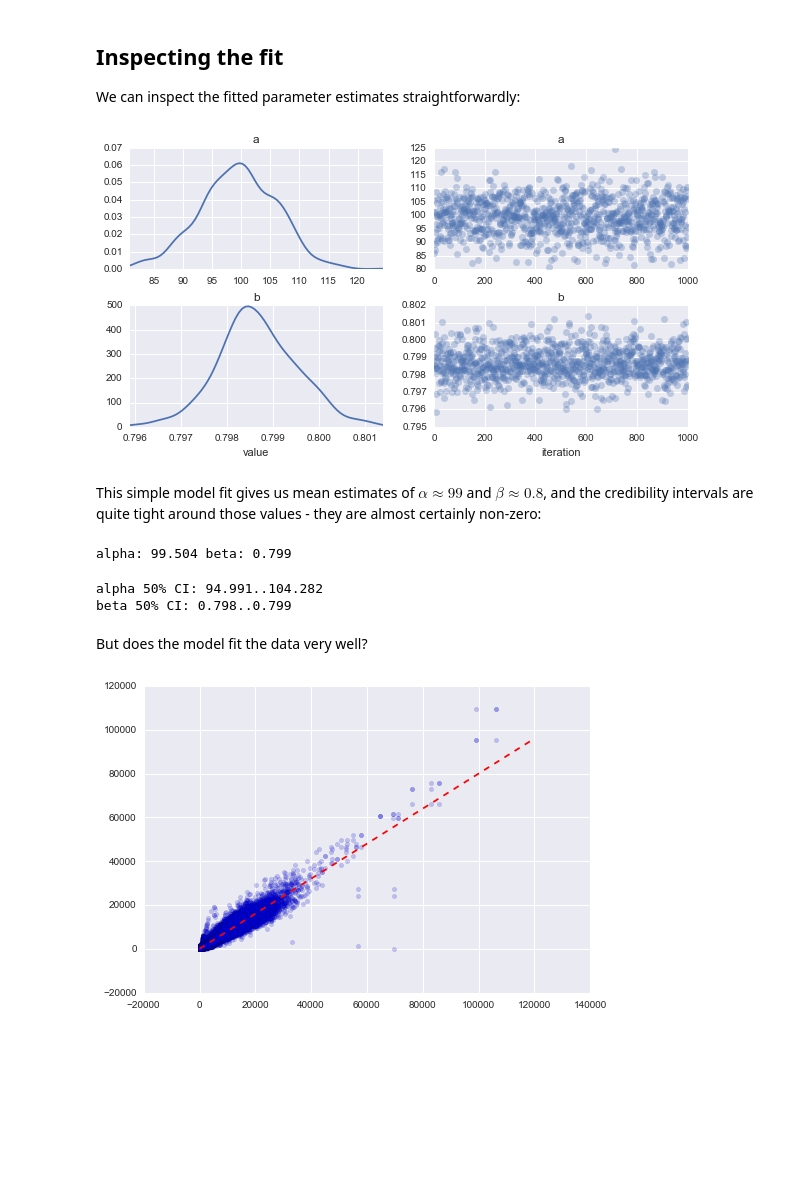
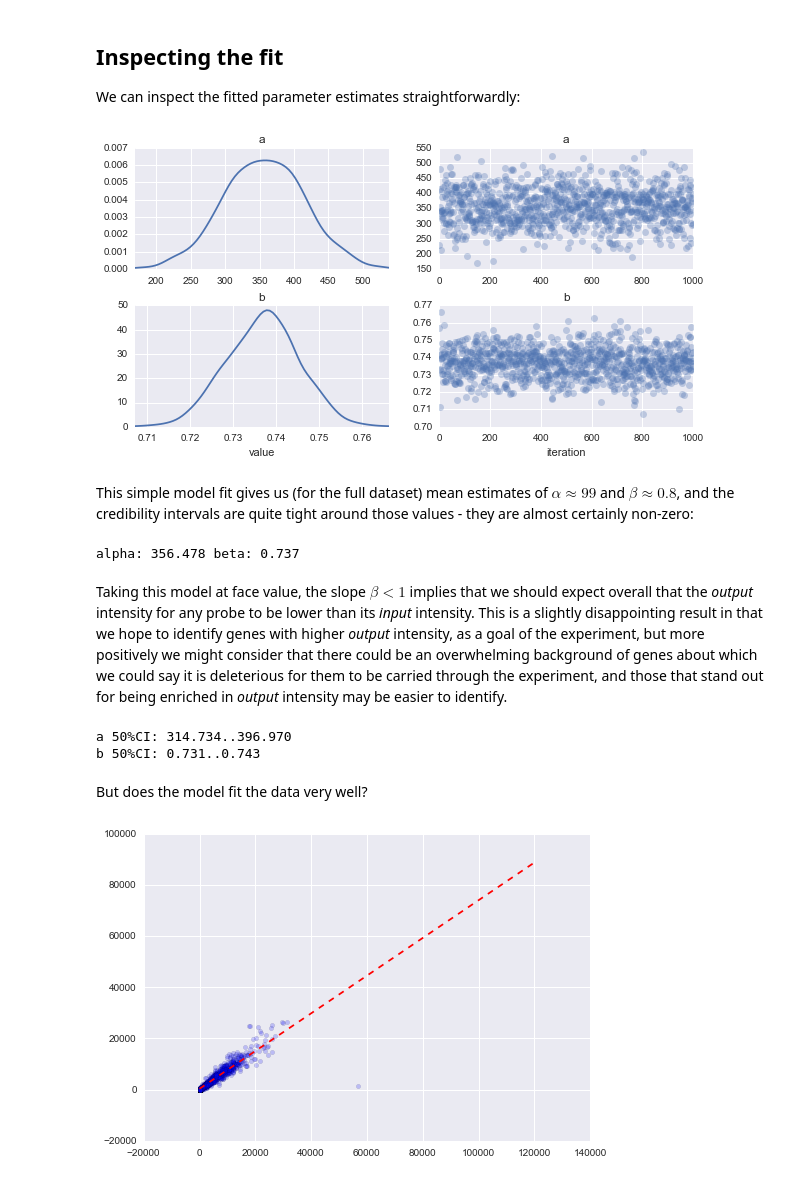
Before and after one commit to widdowquinn/SI_Holmes_etal_2017, a Jupyter notebook: 02-simple_model.ipynb, the cells around one changed output. Drawn from its saved outputs; the diff is of its cells as text; code cells hidden in the pictures; blank space fills up the shorter version.

```diff
--- a/02-simple_model.ipynb
+++ b/02-simple_model.ipynb
@@ -70,7 +74,8 @@ model {
 We map Python variables to the `stan` model, but to do this we need to load our cleaned, normalised data:
 # %%
 # load clean, normalised data
-data = pd.read_csv("output/normalised_array_data.tab", sep="\t")
+# data = pd.read_csv("output/normalised_array_data.tab", sep="\t")  # full dataset
+data = pd.read_csv("output/reduced_normalised_indexed_array_data.tab", sep="\t")  # reduced dataset for test
 # %%
 # relate python variables to stan variables
 simple_data_dict = {'N': len(data),
@@ -109,10 +93,10 @@ def plot_fit_params(fit, params):
 # %%
 # Plot fitted parameters
-plot_fit_params(simple_fit, ['a', 'b'])
+tools.plot_fit_params(simple_fit, ['a', 'b'])
 # %% [output]
-[figure, old version]
+[figure, new version]
 # %% [markdown]
-This simple model fit gives us mean estimates of $\alpha \approx 99$ and $\beta \approx 0.8$, and the credibility intervals are quite tight around those values - they are almost certainly non-zero:
+This simple model fit gives us (for the full dataset) mean estimates of $\alpha \approx 99$ and $\beta \approx 0.8$, and the credibility intervals are quite tight around those values - they are almost certainly non-zero:
 # %%
 # mean estimates
 a_mean = simple_fit['a'].mean()
@@ -120,14 +104,16 @@ b_mean = simple_fit['b'].mean()
 print('alpha: {0:.3f}'.format(a_mean),
       'beta: {0:.3f}'.format(b_mean))
 # %% [output]
-alpha: 99.504 beta: 0.799
+alpha: 356.478 beta: 0.737
-# %%
-# 50% intervals
-print('alpha 50% CI: {0:.3f}..{1:.3f}'.format(*tuple(np.percentile(simple_fit['a'], [25, 75]))))
-print('beta 50% CI: {0:.3f}..{1:.3f}'.format(*tuple(np.percentile(simple_fit['b'], [25, 75]))))
-# %% [output]
-alpha 50% CI: 94.991..104.282
-beta 50% CI: 0.798..0.799
+# %% [markdown]
+Taking this model at face value, the slope $\beta < 1$ implies that we should expect overall that the *output* intensity for any probe to be lower than its *input* intensity. This is a slightly disappointing result in that we hope to identify genes with higher *output* intensity, as a goal of the experiment, but more positively we might consider that there could be an overwhelming background of genes about which we could say it is deleterious for them to be carried through the experiment, and those that stand out for being enriched in *output* intensity may be easier to identify.
+# %%
+# 50% intervals
+print(tools.print_intervals(simple_fit, 'a', 50))
+print(tools.print_intervals(simple_fit, 'b', 50))
+# %% [output]
+a 50%CI: 314.734..396.970
+b 50%CI: 0.731..0.743
 # %% [markdown]
 But does the model fit the data very well?
 # %%
@@ -136,5 +122,5 @@ plt.scatter(data['input'], data['output'], alpha=0.2)
 xvals = np.linspace(-1, 120000)
 plt.plot(xvals, a_mean + b_mean * xvals, 'r--');
 # %% [output]
-[figure, old version]
+[figure, new version]
 # %% [markdown]
```
Also changed, not shown: parts of 5 cells of this notebook, 5 other files.
